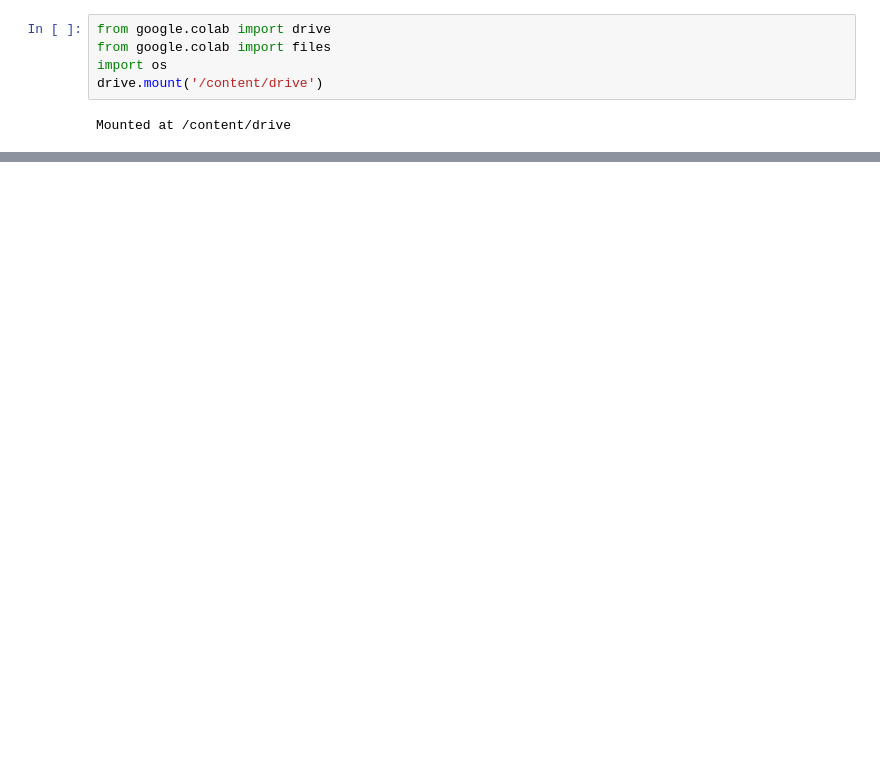
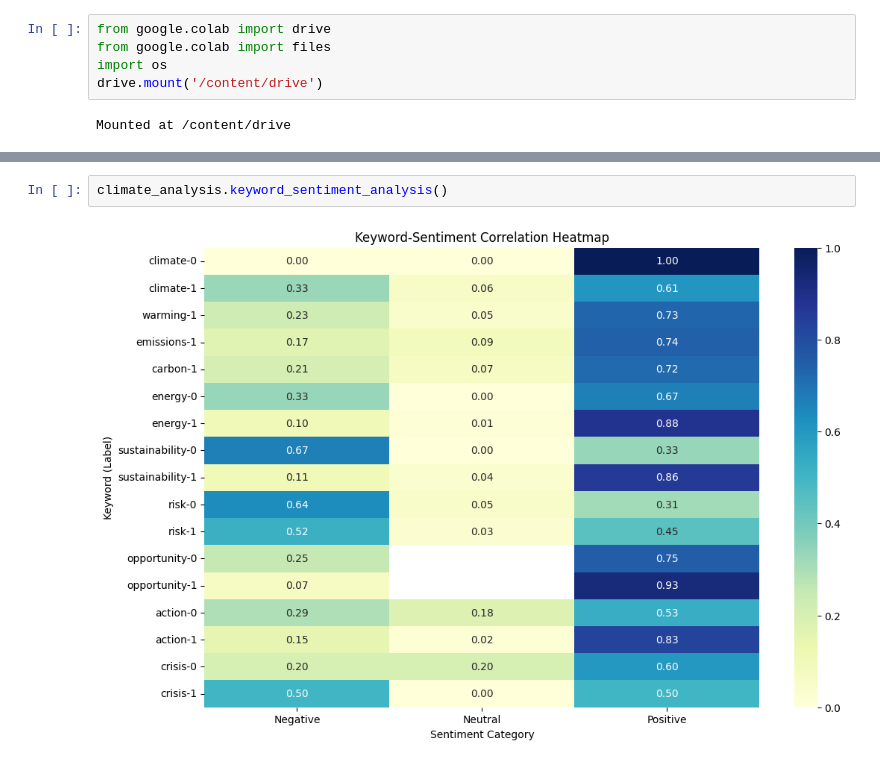
Before and after one commit to harsha5428/LLM, a Jupyter notebook: Assign3_final.ipynb, the cells around one changed output, grey strips where cells are left out. Saved outputs shown, nothing was run; the diff lists cells and outputs as text; blank space fills up the shorter version.

```diff
--- a/Assign3_final.ipynb
+++ b/Assign3_final.ipynb
@@ -219,0 +425,4 @@ analysis.sentiment_analysis()
+# %%
+climate_analysis.keyword_sentiment_analysis()
+# %% [output]
+[figure, added]
```
Also changed, not shown: parts of 21 cells of this notebook.
